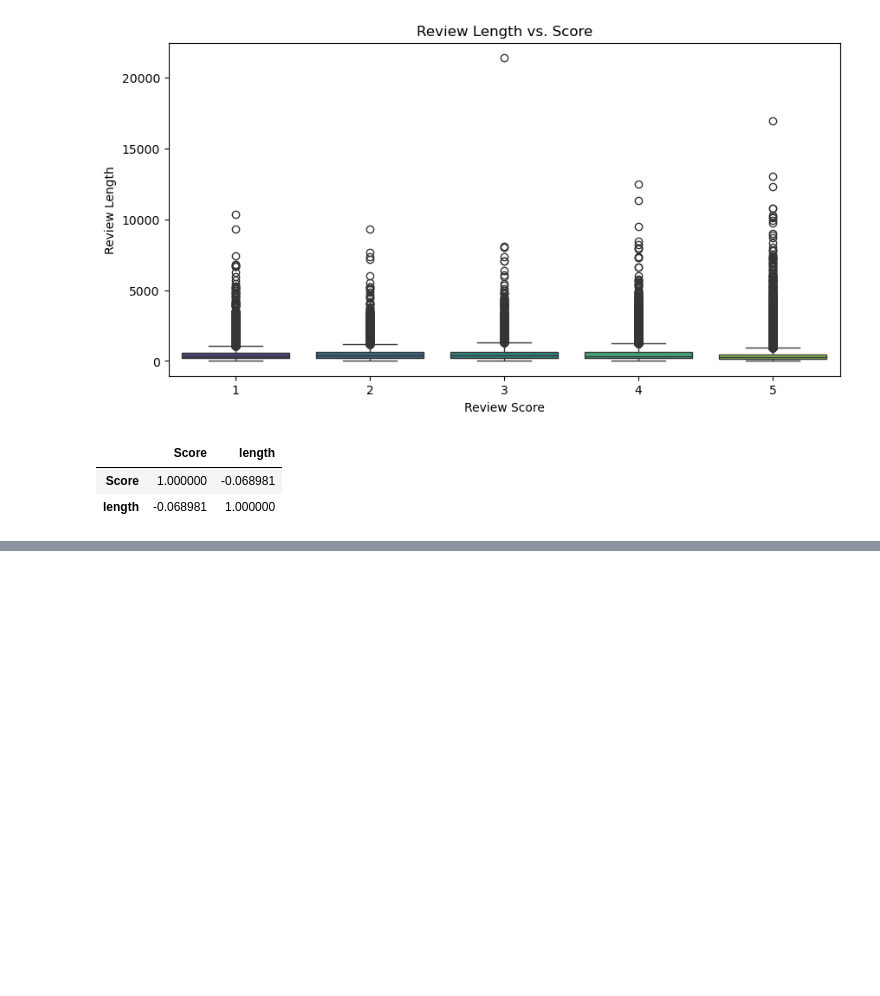
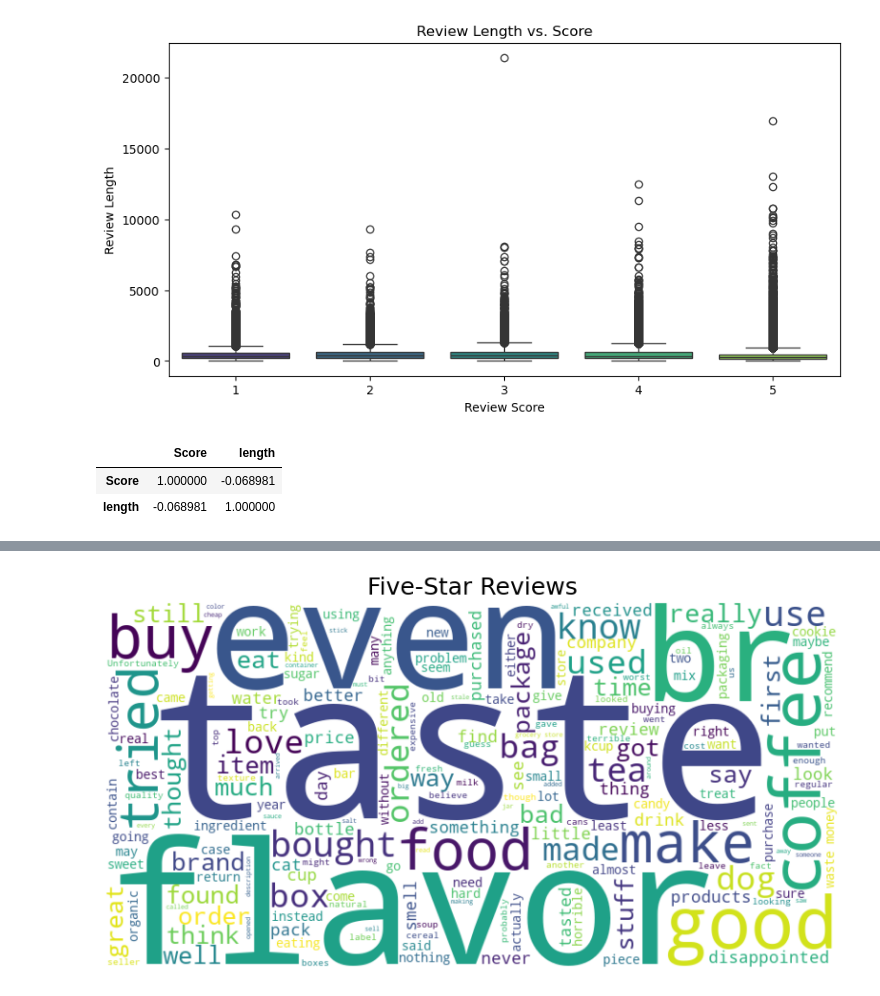
Before and after one commit to GeraintWong/f20aa_cw2, a Jupyter notebook: EDA.ipynb, the cells around one changed output, grey strips where cells are left out. Saved outputs shown, nothing was run; the diff lists cells and outputs as text; code cells hidden in the pictures; blank space fills up the shorter version.

```diff
--- a/EDA.ipynb
+++ b/EDA.ipynb
@@ -97,0 +621,28 @@ train[["Score", "length"]].corr()
+# %%
+from wordcloud import WordCloud, STOPWORDS
+import matplotlib.pyplot as plt
+
+# Combine all preprocessed one-star reviews into one string
+five_star_text = " ".join(five_star_sampled["Text"].astype(str))
+
+# Define stopwords (optional – extend as needed)
+stopwords = set(STOPWORDS)
+stopwords.update(["product", "amazon", "would", "get", "one"])  # Optional: add more
+
+# Generate word cloud
+five_star_wc = WordCloud(
+    stopwords=stopwords,
+    background_color="white",
+    max_words=200,
+    width=800,
+    height=400
+).generate(one_star_text)
+
+# Display the word cloud
+plt.figure(figsize=(10, 5))
+plt.imshow(one_star_wc, interpolation='bilinear')
+plt.title("Five-Star Reviews", fontsize=18)
+plt.axis('off')
+plt.show()
+# %% [output]
+[figure, added]
```
Also changed, not shown: parts of 37 cells of this notebook.
